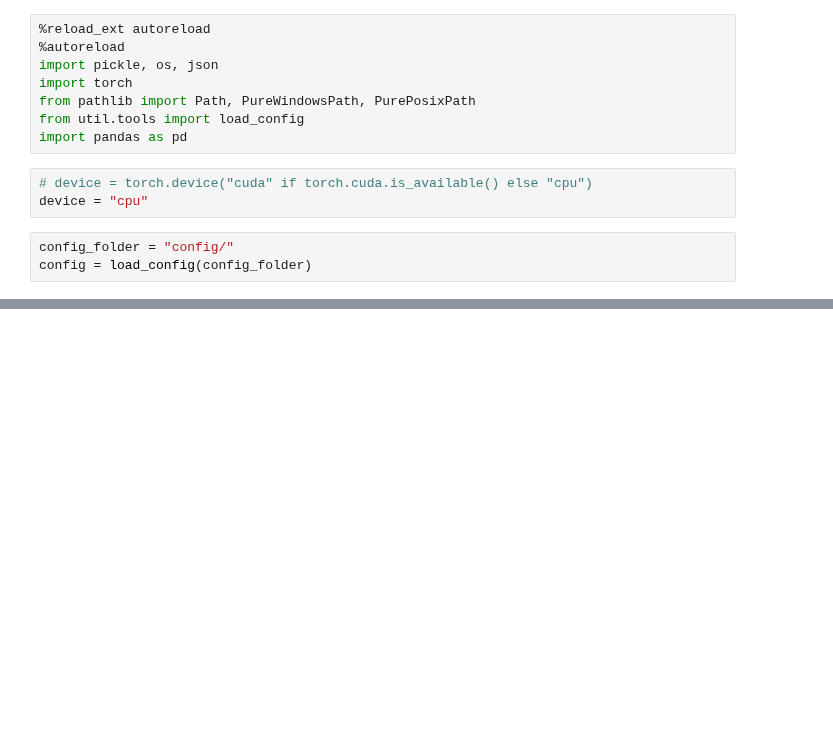
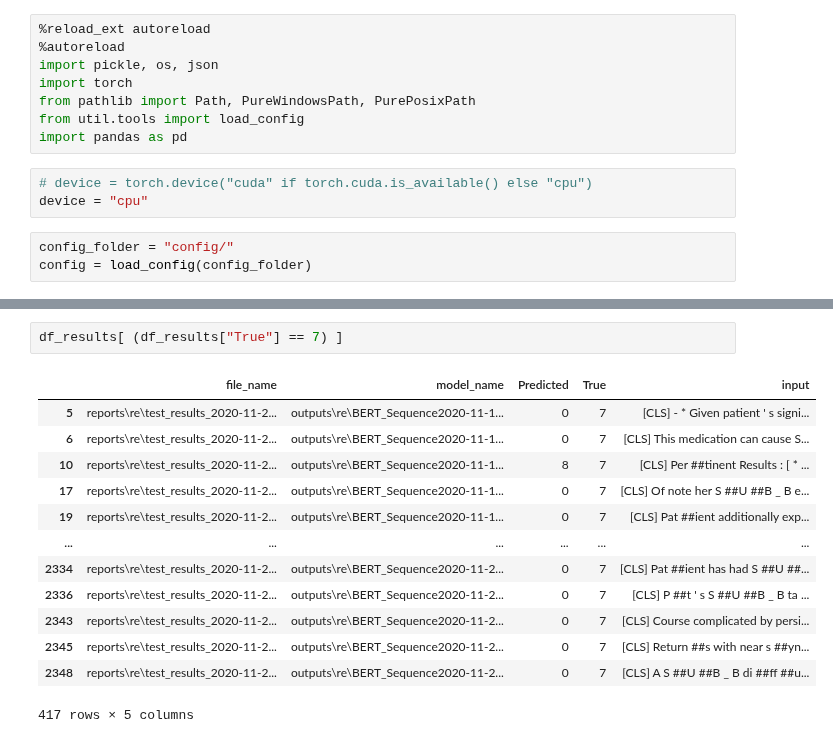
Before and after one commit to pnarsina/w266_final, a Jupyter notebook: project_re/MissedPredictionsAnalysis.ipynb, the cells around one changed output, grey strips where cells are left out. Saved outputs shown, nothing was run; the diff lists cells and outputs as text; blank space fills up the shorter version.

Commit message:
saving Final Test notebook to git so that we can look at the results later too

```diff
--- a/project_re/MissedPredictionsAnalysis.ipynb
+++ b/project_re/MissedPredictionsAnalysis.ipynb
@@ -47,0 +49,16 @@ reports\re\test_results_2020-11-23 05_33_47_445735.pkl
+# %%
+df_results[ (df_results["True"] == 7) ]
+# %% [output]
+|  | file_name | model_name | Predicted | True | input |
+| 5 | reports\re\test_results_2020-11-2... | outputs\re\BERT_Sequence2020-11-1... | 0 | 7 | [CLS] - * Given patient ' s signi... |
+| 6 | reports\re\test_results_2020-11-2... | outputs\re\BERT_Sequence2020-11-1... | 0 | 7 | [CLS] This medication can cause S... |
+| 10 | reports\re\test_results_2020-11-2... | outputs\re\BERT_Sequence2020-11-1... | 8 | 7 | [CLS] Per ##tinent Results : [ * ... |
+| 17 | reports\re\test_results_2020-11-2... | outputs\re\BERT_Sequence2020-11-1... | 0 | 7 | [CLS] Of note her S ##U ##B _ B e... |
+| 19 | reports\re\test_results_2020-11-2... | outputs\re\BERT_Sequence2020-11-1... | 0 | 7 | [CLS] Pat ##ient additionally exp... |
+| ... | ... | ... | ... | ... | ... |
+| 2334 | reports\re\test_results_2020-11-2... | outputs\re\BERT_Sequence2020-11-2... | 0 | 7 | [CLS] Pat ##ient has had S ##U ##... |
+| 2336 | reports\re\test_results_2020-11-2... | outputs\re\BERT_Sequence2020-11-2... | 0 | 7 | [CLS] P ##t ' s S ##U ##B _ B ta ... |
+| 2343 | reports\re\test_results_2020-11-2... | outputs\re\BERT_Sequence2020-11-2... | 0 | 7 | [CLS] Course complicated by persi... |
+| 2345 | reports\re\test_results_2020-11-2... | outputs\re\BERT_Sequence2020-11-2... | 0 | 7 | [CLS] Return ##s with near s ##yn... |
+| 2348 | reports\re\test_results_2020-11-2... | outputs\re\BERT_Sequence2020-11-2... | 0 | 7 | [CLS] A S ##U ##B _ B di ##ff ##u... |
+417 rows × 5 columns
```
Also changed, not shown: parts of 1 cell of this notebook, 1 other file.
